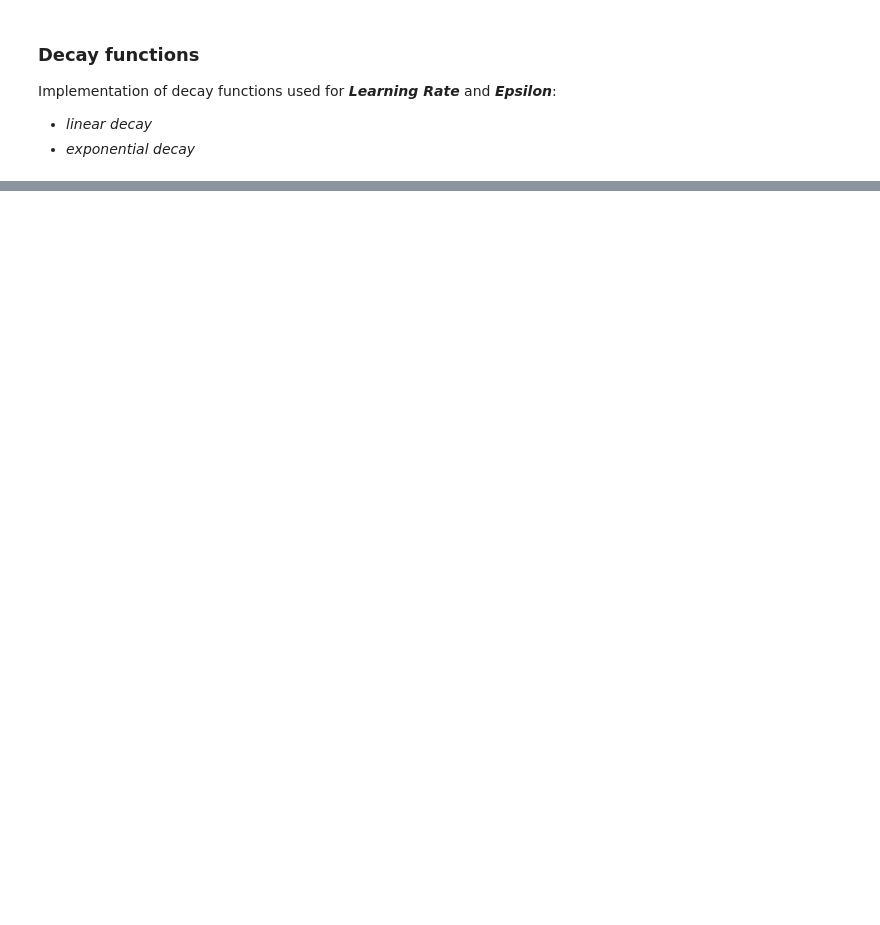
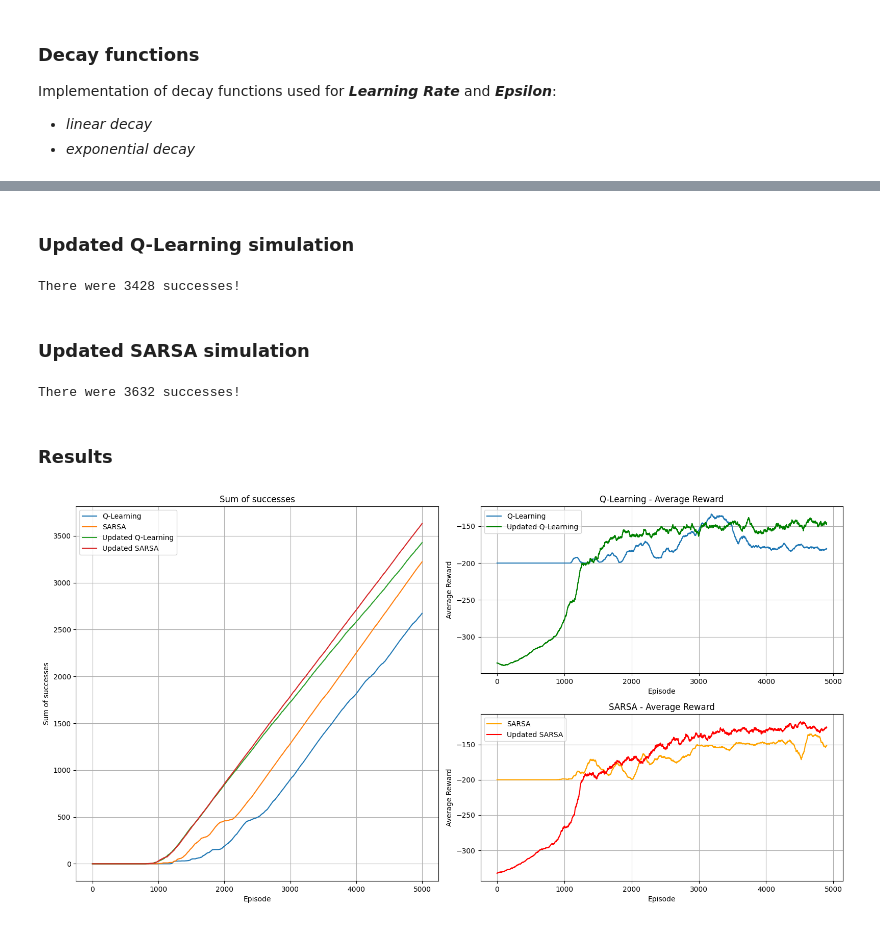
Before and after one commit to pierpaolospaziani/Machine-Learning, a Jupyter notebook: mountain_car.ipynb, the cells around one changed output, grey strips where cells are left out. Cells and saved outputs as stored; diff of their text form; code cells hidden in the pictures; blank space fills up the shorter version.

```diff
--- a/mountain_car.ipynb
+++ b/mountain_car.ipynb
@@ -280,0 +757,61 @@ plt.show()
+# %% [markdown]
+### Updated Q-Learning simulation
+# %%
+updated_q_learning_output = updated_q_learning()
+print("There were", updated_q_learning_output.victory_history[-1], "successes!")
+# %% [output]
+There were 3428 successes!
+# %% [markdown]
+### Updated SARSA simulation
+# %%
+updated_sarsa_output = updated_SARSA()
+print("There were", updated_sarsa_output.victory_history[-1], "successes!")
+# %% [output]
+There were 3632 successes!
+# %% [markdown]
+### Results
+# %%
+# Plot results
+
+window_size = 100
+
+plt.figure(figsize=(16, 16))
+
+plt.subplot2grid((4, 4), (0, 0), rowspan=2, colspan=2)
+plt.plot(q_learning_output.victory_history, label='Q-Learning')
+plt.plot(sarsa_output.victory_history, label='SARSA')
+plt.plot(updated_q_learning_output.victory_history, label='Updated Q-Learning')
+plt.plot(updated_sarsa_output.victory_history, label='Updated SARSA')
+plt.xlabel('Episode')
+plt.ylabel('Sum of successes')
+plt.title('Sum of successes')
+plt.legend()
+plt.grid(True)
+
+plt.subplot2grid((4, 4), (0, 2), rowspan=1, colspan=2)
+q_learning_rewards_avg = np.convolve(q_learning_output.reward_history, np.ones(window_size)/window_size, mode='valid')
+plt.plot(q_learning_rewards_avg, label='Q-Learning')
+q_learning_rewards_avg = np.convolve(updated_q_learning_output.reward_history, np.ones(window_size)/window_size, mode='valid')
+plt.plot(q_learning_rewards_avg, label='Updated Q-Learning', color='green')
+plt.xlabel('Episode')
+plt.ylabel('Average Reward')
+plt.title('Q-Learning - Average Reward')
+plt.legend()
+plt.grid(True)
+
+plt.subplot2grid((4, 4), (1, 2), rowspan=1, colspan=2)
+q_learning_rewards_avg = np.convolve(sarsa_output.reward_history, np.ones(window_size)/window_size, mode='valid')
+plt.plot(q_learning_rewards_avg, label='SARSA', color='orange')
+q_learning_rewards_avg = np.convolve(updated_sarsa_output.reward_history, np.ones(window_size)/window_size, mode='valid')
+plt.plot(q_learning_rewards_avg, label='Updated SARSA', color='red')
+plt.xlabel('Episode')
+plt.ylabel('Average Reward')
+plt.title('SARSA - Average Reward')
+plt.legend()
+plt.grid(True)
+
+plt.tight_layout()
+
+plt.show()
+# %% [output]
+[figure, added]
```
Also changed, not shown: parts of 39 cells of this notebook, 1 other file.
